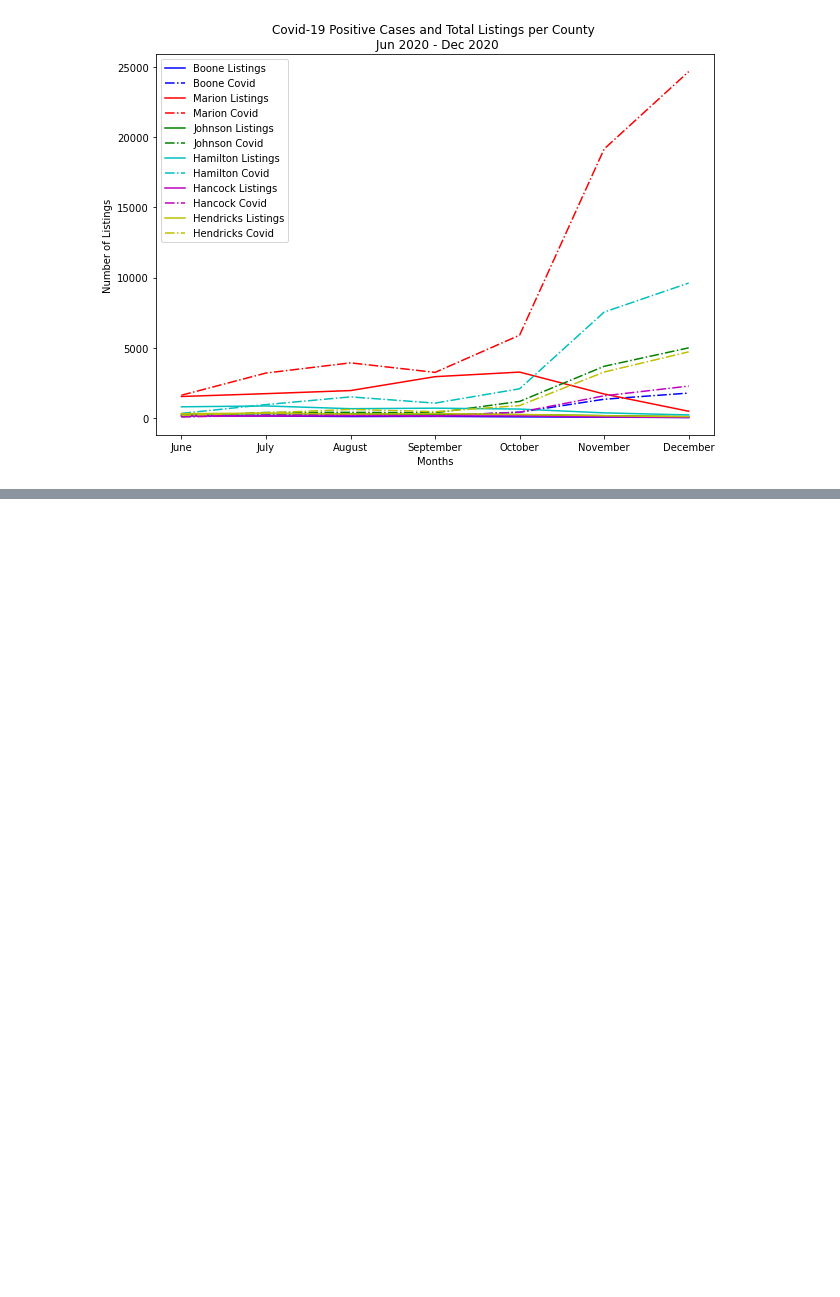
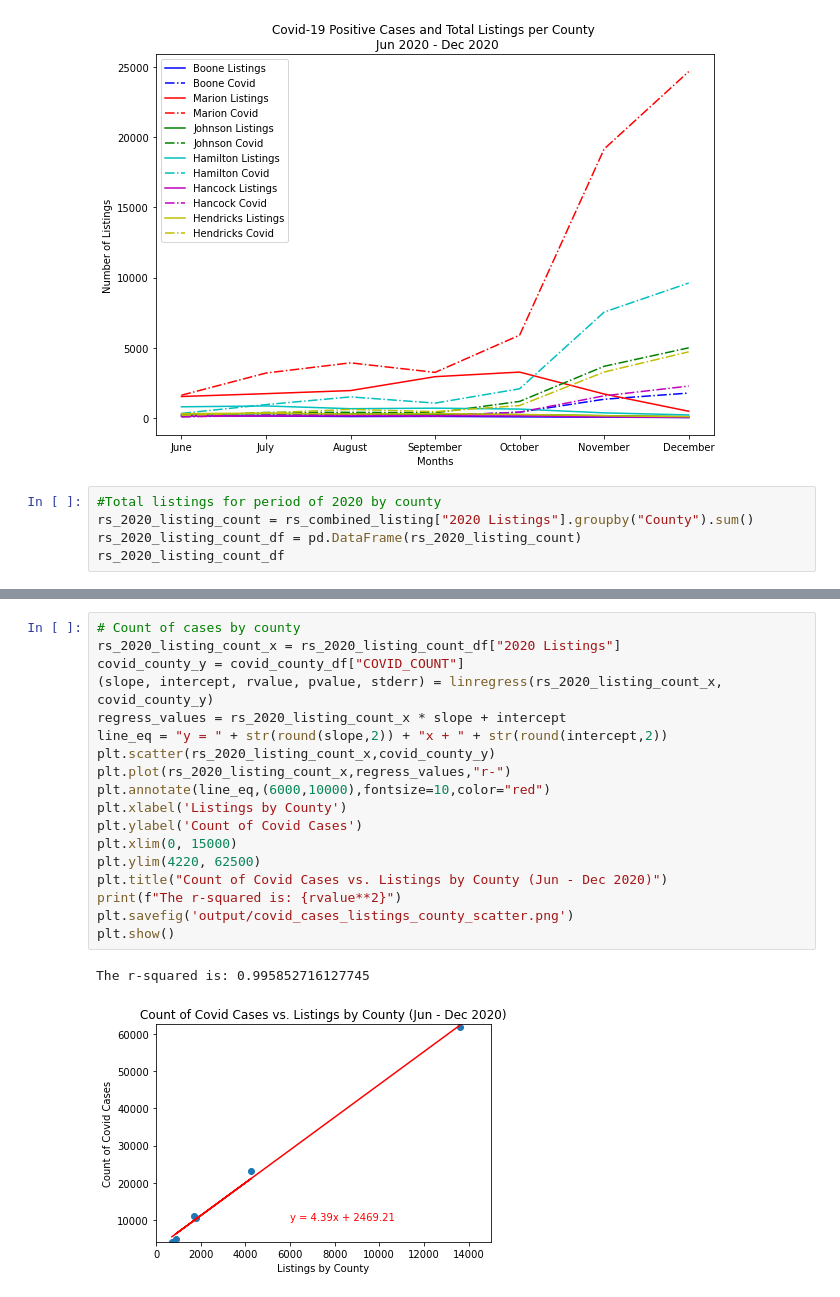
Before and after one commit to c-kleerun/COVID-Housing-Comparison, a Jupyter notebook: Covid-Housing-Analysis.ipynb, the cells around one changed output, grey strips where cells are left out. Cells and saved outputs as stored; diff of their text form; blank space fills up the shorter version.

Commit message:
Added ANOVA_Tests Scatter_Plots Box_Plots

```diff
--- a/Covid-Housing-Analysis.ipynb
+++ b/Covid-Housing-Analysis.ipynb
@@ -403,3 +402,8 @@ plt.savefig('output/covid_listing_county.png')
 plt.show()
 # %% [output]
 [figure]
+# %%
+#Total listings for period of 2020 by county
+rs_2020_listing_count = rs_combined_listing["2020 Listings"].groupby("County").sum()
+rs_2020_listing_count_df = pd.DataFrame(rs_2020_listing_count)
+rs_2020_listing_count_df
@@ -405,0 +433,21 @@ plt.show()
+# %%
+# Count of cases by county
+rs_2020_listing_count_x = rs_2020_listing_count_df["2020 Listings"]
+covid_county_y = covid_county_df["COVID_COUNT"]
+(slope, intercept, rvalue, pvalue, stderr) = linregress(rs_2020_listing_count_x, covid_county_y)
+regress_values = rs_2020_listing_count_x * slope + intercept
+line_eq = "y = " + str(round(slope,2)) + "x + " + str(round(intercept,2))
+plt.scatter(rs_2020_listing_count_x,covid_county_y)
+plt.plot(rs_2020_listing_count_x,regress_values,"r-")
+plt.annotate(line_eq,(6000,10000),fontsize=10,color="red")
+plt.xlabel('Listings by County')
+plt.ylabel('Count of Covid Cases')
+plt.xlim(0, 15000)
+plt.ylim(4220, 62500)
+plt.title("Count of Covid Cases vs. Listings by County (Jun - Dec 2020)")
+print(f"The r-squared is: {rvalue**2}")
+plt.savefig('output/covid_cases_listings_county_scatter.png')
+plt.show()
+# %% [output]
+The r-squared is: 0.995852716127745
+[figure, added]
```
Also changed, not shown: parts of 12 cells of this notebook, 7 other files.
